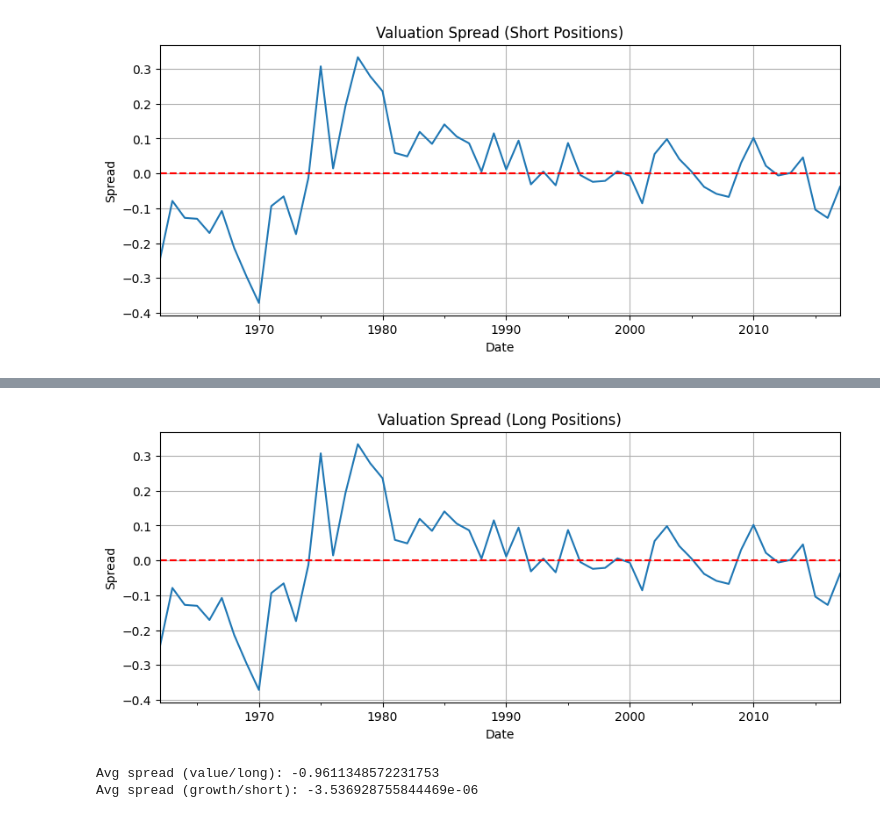
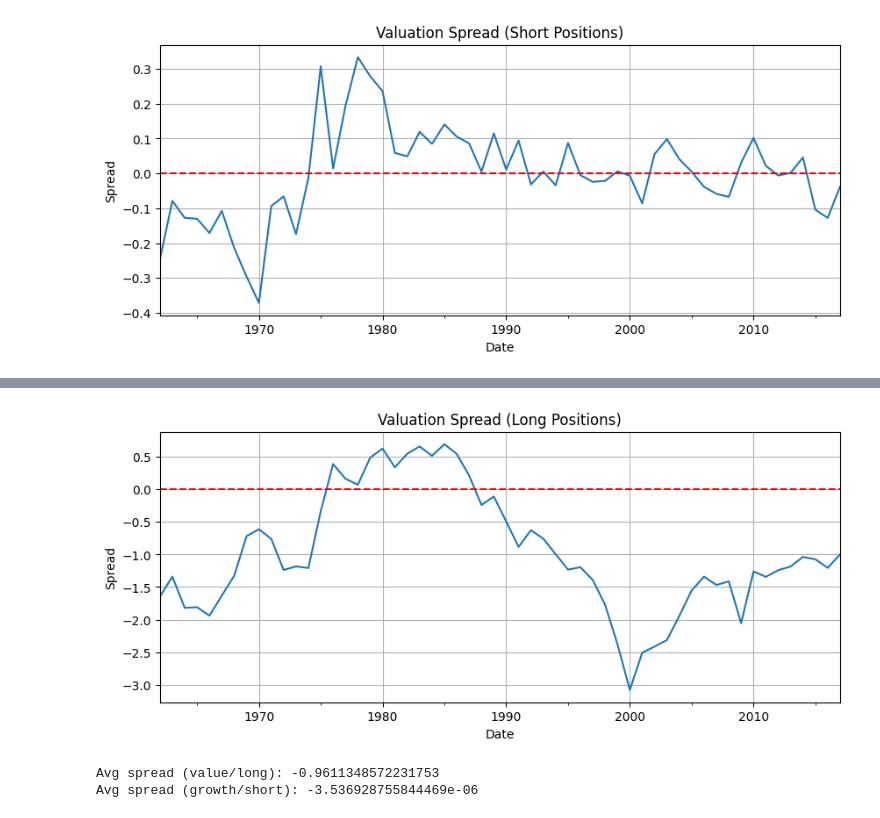
Before and after one commit to justusschenk/valueinvesting, a Jupyter notebook: Market Structure Transformation.ipynb, the cells around one changed output, grey strips where cells are left out. Saved outputs shown, nothing was run; the diff lists cells and outputs as text; code cells hidden in the pictures.

```diff
--- a/Market Structure Transformation.ipynb
+++ b/Market Structure Transformation.ipynb
@@ -380,7 +380,7 @@ df_long['valuation_spread'] = df_long['log_price_long'] - df_short['predicted_lo
 
 import matplotlib.pyplot as plt
 
-df_short['valuation_spread'].plot(title="Valuation Spread (Long Positions)", figsize=(10, 4))
+df_long['valuation_spread'].plot(title="Valuation Spread (Long Positions)", figsize=(10, 4))
 plt.axhline(0, color='red', linestyle='--')
 plt.ylabel('Spread')
 plt.xlabel('Date')
@@ -397,14 +397,14 @@ Time:                        14:46:04   Log-Likelihood:                 1.1931
 No. Observations:                  56   AIC:                             3.614
 Df Residuals:                      53   BIC:                             9.690
 Df Model:                           2
 Covariance Type:            nonrobust
 ===============================================================================
 ... (12 lines left out)
 Notes:
 [1] Standard Errors assume that the covariance matrix of the errors is correctly specified.
 [2] The condition number is large, 5.09e+11. This might indicate that there are
 strong multicollinearity or other numerical problems.
-[figure, old version]
+[figure, new version]
 # %%
 print("Avg spread (value/long):", df_long['valuation_spread'].mean())
 print("Avg spread (growth/short):", df_short['valuation_spread'].mean())
```
Also changed, not shown: parts of 2 cells of this notebook, 7 other files.
